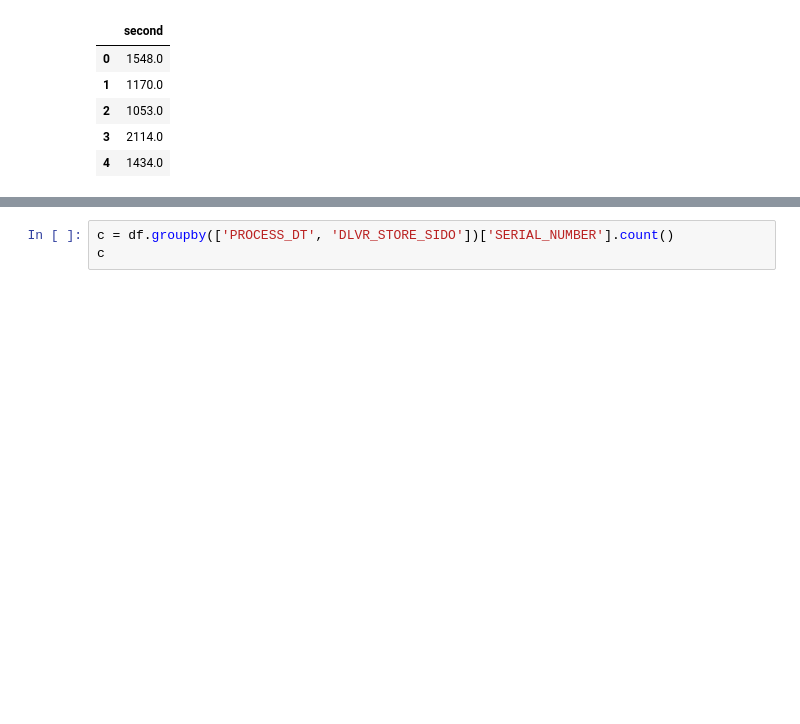
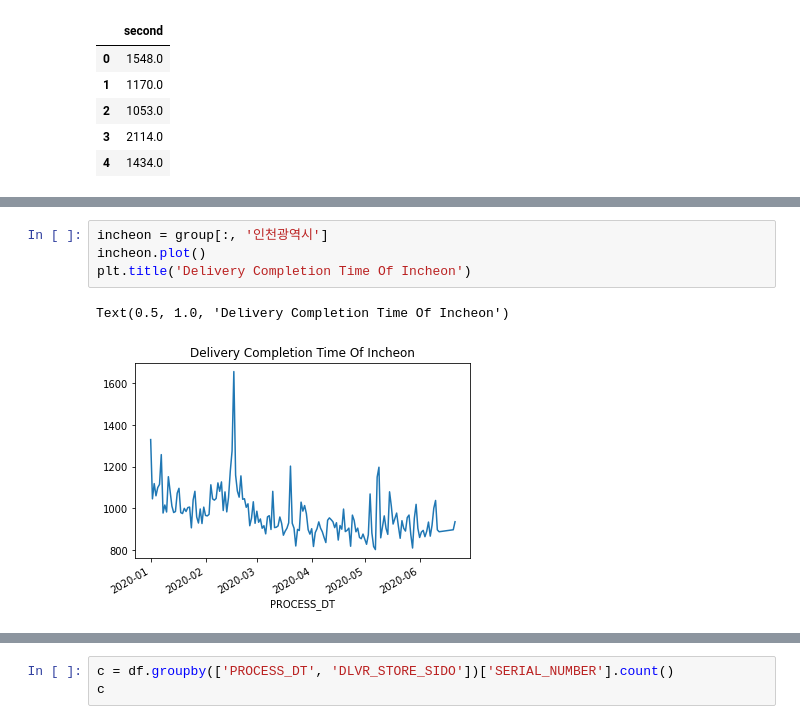
Before and after one commit to Pyeonseohee/Deeplearning, a Jupyter notebook: DataScience_Post_Covid19_2.ipynb, the cells around one changed output, grey strips where cells are left out. Cells and saved outputs as stored; diff of their text form; blank space fills up the shorter version.

```diff
--- a/DataScience_Post_Covid19_2.ipynb
+++ b/DataScience_Post_Covid19_2.ipynb
@@ -194,0 +216,7 @@ df.head(10)
+# %%
+incheon = group[:, '인천광역시']
+incheon.plot()
+plt.title('Delivery Completion Time Of Incheon')
+# %% [output]
+Text(0.5, 1.0, 'Delivery Completion Time Of Incheon')
+[figure, added]
```
Also changed, not shown: parts of 64 cells of this notebook.
